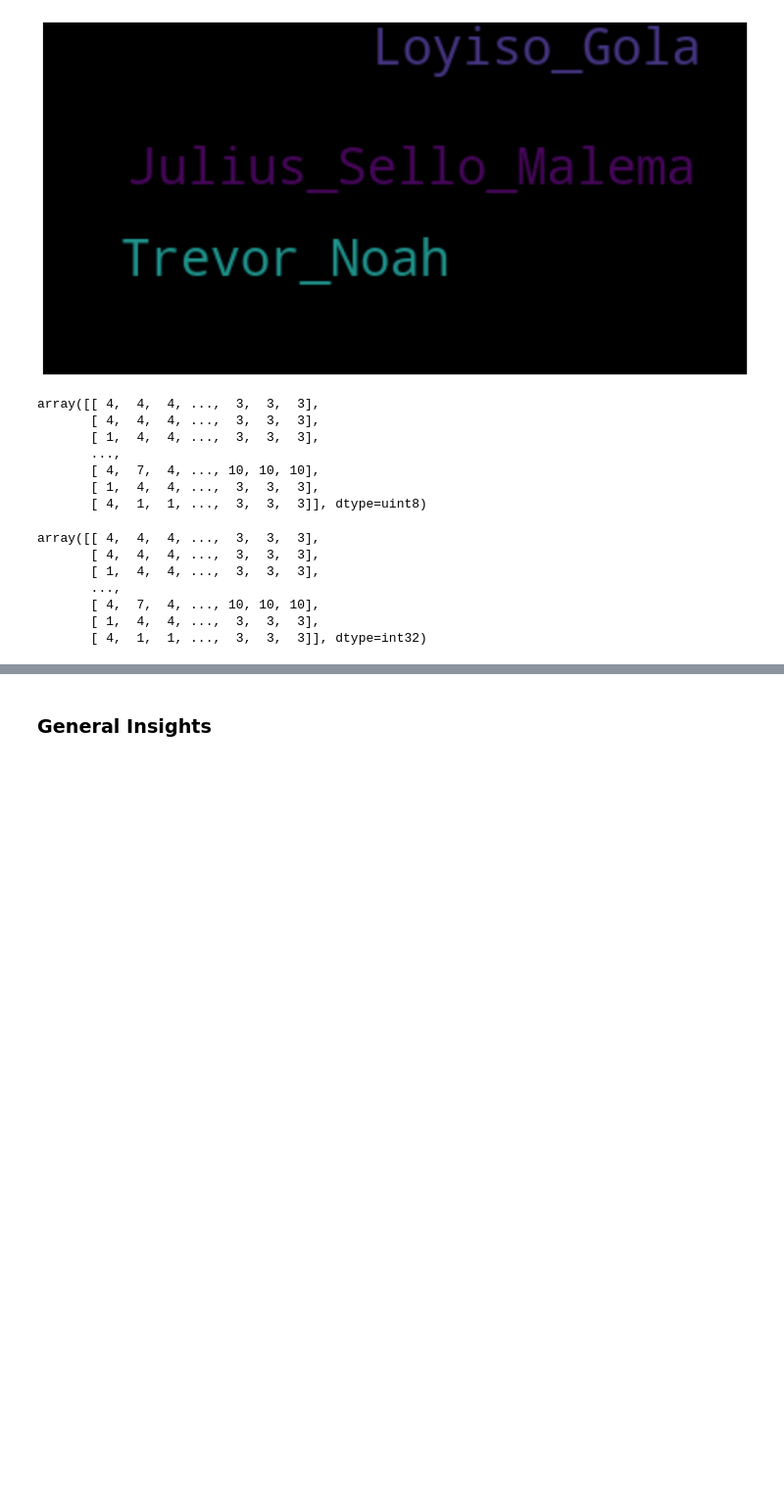
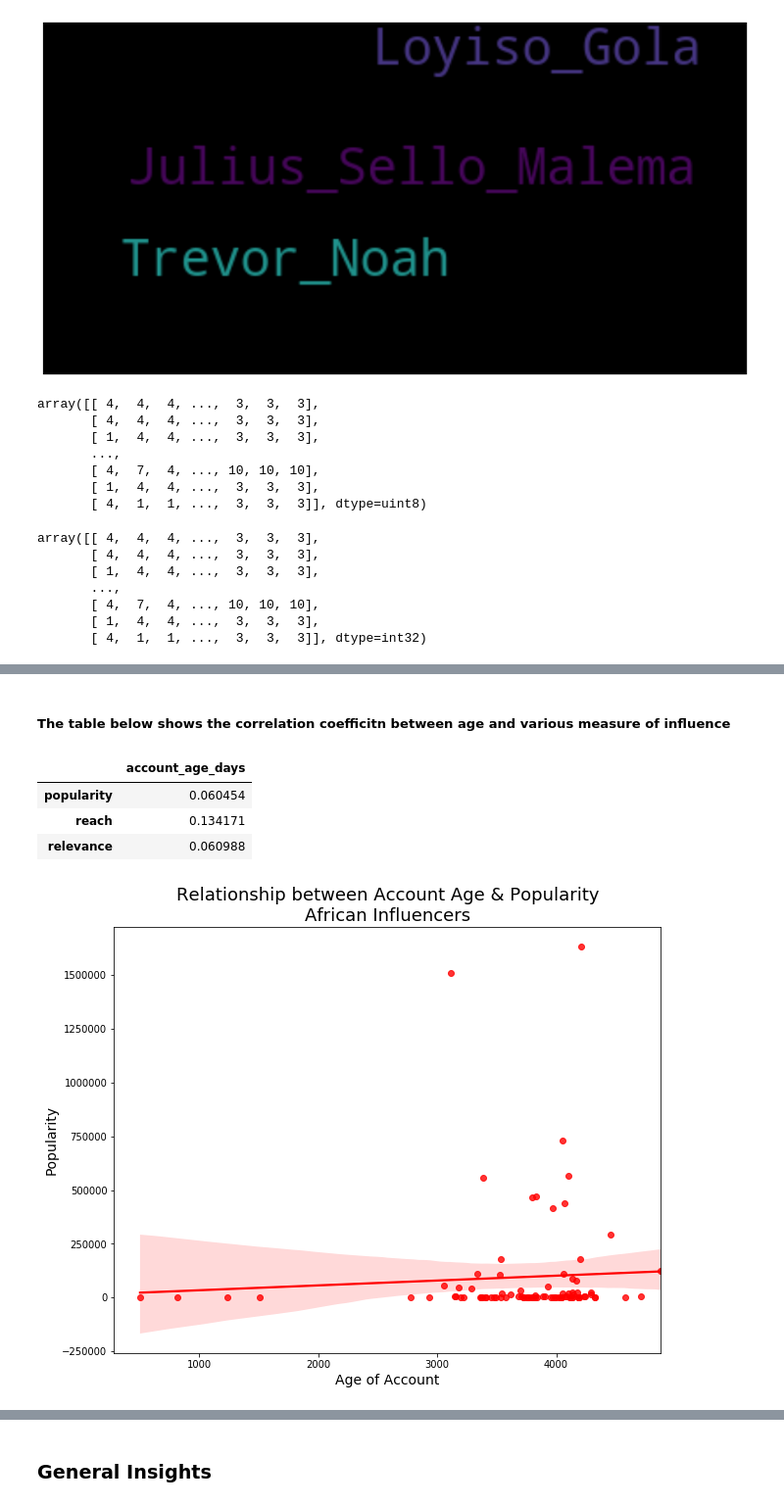
Before and after one commit to Patrick5455/10Academy-DataScience-Internship, a Jupyter notebook: internhsip/projects/week_1/Analysis.ipynb, the cells around one changed output, grey strips where cells are left out. Shown at 98% size. Saved outputs shown, nothing was run; the diff lists cells and outputs as text; code cells hidden in the pictures; blank space fills up the shorter version.

```diff
--- a/internhsip/projects/week_1/Analysis.ipynb
+++ b/internhsip/projects/week_1/Analysis.ipynb
@@ -1240,0 +1299,2 @@ plt.show()
+# %%
+ageCorr = afriqInfCopy[['account_age_days', 'popularity', 'reach', 'relevance']]
@@ -1240,0 +1317,20 @@ plt.show()
+# %% [markdown]
+##### The table below shows the correlation coefficitn between age and various measure of influence
+# %%
+ageCorr2 = pd.DataFrame(ageCorr.corr(method='pearson').iloc[0,[1,2,3]])
+ageCorr2
+# %% [output]
+|  | account_age_days |
+| popularity | 0.060454 |
+| reach | 0.134171 |
+| relevance | 0.060988 |
+# %%
+plt.figure(figsize=(10,8))
+sns.regplot(data=ageCorr, x='account_age_days', y= 'popularity', color='r')
+plt.title('Relationship between Account Age & Popularity\nAfrican Influencers', fontsize=18)
+plt.xlabel('Age of Account', fontsize=14)
+plt.ylabel('Popularity', fontsize=14)
+plt.savefig(fname='savedCharts/correlations/agePopCorr.png', format='png')
+plt.show()
+# %% [output]
+[figure, added]
```
Also changed, not shown: parts of 34 cells of this notebook, 9 other files.
